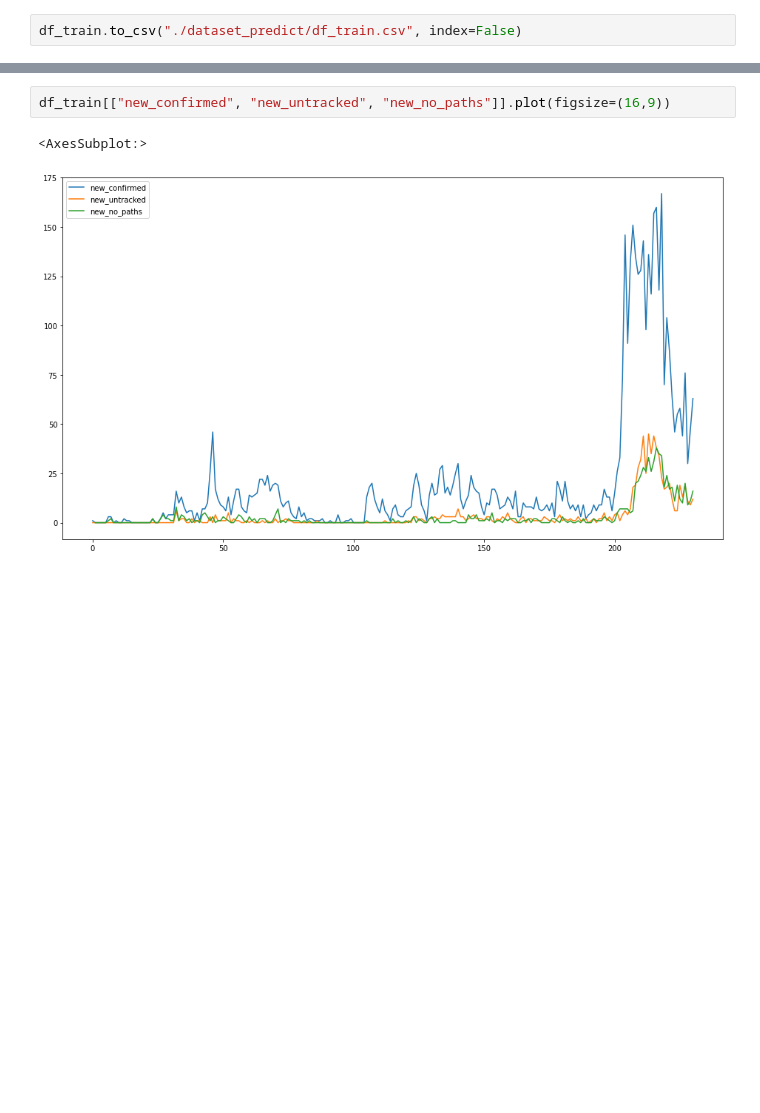
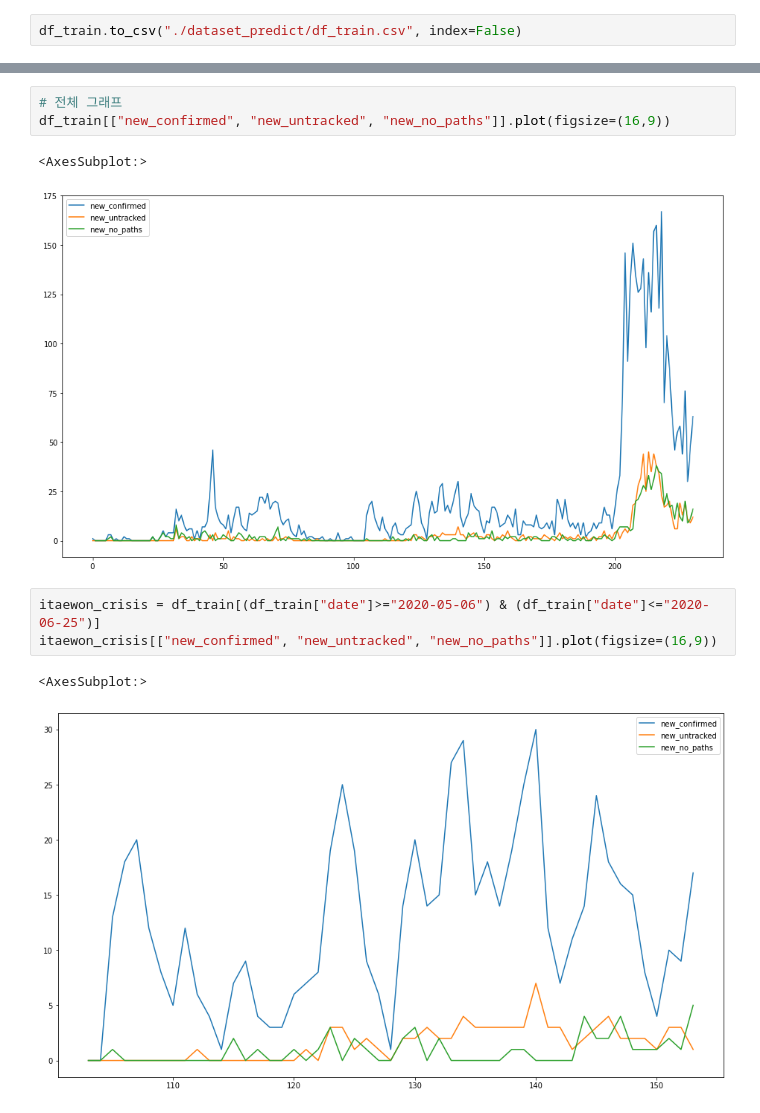
Before and after one commit to snoop2head/covid19_unknown_spread, a Jupyter notebook: wrangle_prediction.ipynb, the cells around one changed output, grey strips where cells are left out. Saved outputs shown, nothing was run; the diff lists cells and outputs as text; blank space fills up the shorter version.

```diff
--- a/wrangle_prediction.ipynb
+++ b/wrangle_prediction.ipynb
@@ -546,5 +516,12 @@ df_train.to_csv("./dataset_predict/df_train.csv", index=False)
 # %%
+# 전체 그래프
 df_train[["new_confirmed", "new_untracked", "new_no_paths"]].plot(figsize=(16,9))
 # %% [output]
 <AxesSubplot:>
 [figure]
+# %%
+itaewon_crisis = df_train[(df_train["date"]>="2020-05-06") & (df_train["date"]<="2020-06-25")]
+itaewon_crisis[["new_confirmed", "new_untracked", "new_no_paths"]].plot(figsize=(16,9))
+# %% [output]
+<AxesSubplot:>
+[figure, added]
```
Also changed, not shown: parts of 11 cells of this notebook, 2 other files.
